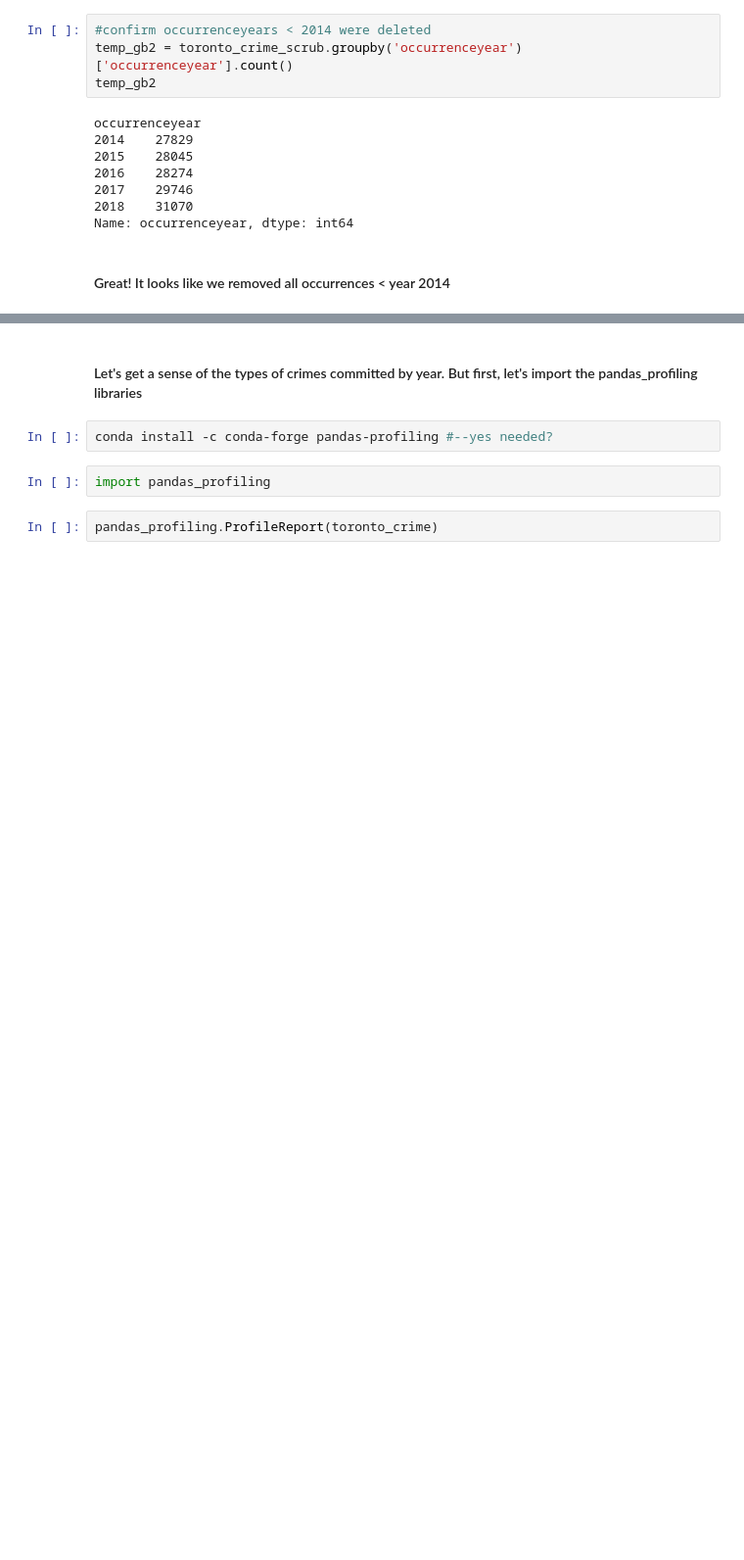
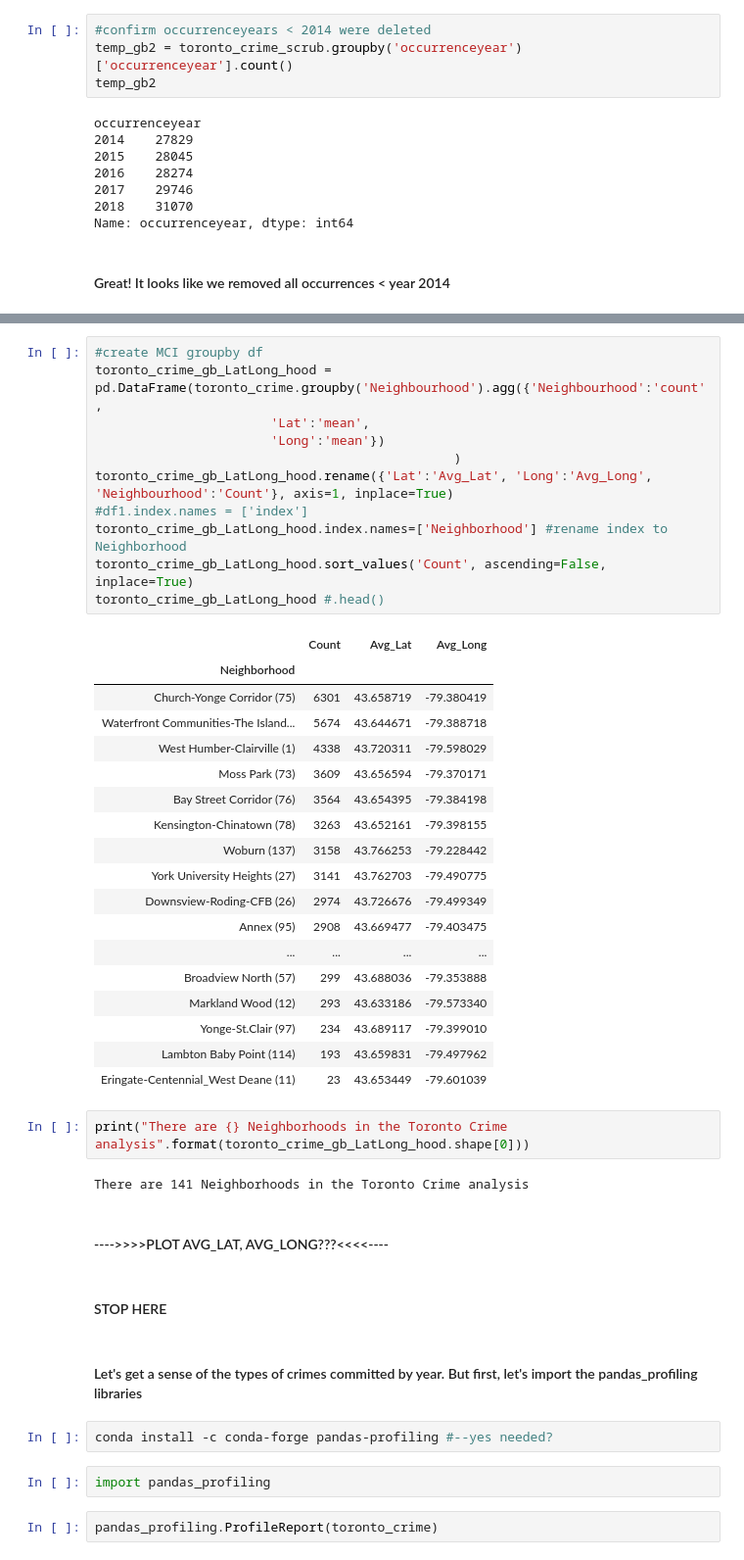
Before and after one commit to jboyce95/Coursera-IBM-DS-Capstone_Wk4-5, a Jupyter notebook: Coursera_Capstone_Toronto_Wk4-5.ipynb, the cells around one changed output, grey strips where cells are left out. Shown at 98% size. Saved outputs shown, nothing was run; the diff lists cells and outputs as text; blank space fills up the shorter version.

```diff
--- a/Coursera_Capstone_Toronto_Wk4-5.ipynb
+++ b/Coursera_Capstone_Toronto_Wk4-5.ipynb
@@ -1355,3 +1415,41 @@ toronto_crime_gb
+# %%
+#create MCI groupby df
+toronto_crime_gb_LatLong_hood = pd.DataFrame(toronto_crime.groupby('Neighbourhood').agg({'Neighbourhood':'count',
+                       'Lat':'mean',
+                       'Long':'mean'})
+                                               )
+toronto_crime_gb_LatLong_hood.rename({'Lat':'Avg_Lat', 'Long':'Avg_Long', 'Neighbourhood':'Count'}, axis=1, inplace=True)
+#df1.index.names = ['index']
+toronto_crime_gb_LatLong_hood.index.names=['Neighborhood'] #rename index to Neighborhood
+toronto_crime_gb_LatLong_hood.sort_values('Count', ascending=False, inplace=True)
+toronto_crime_gb_LatLong_hood #.head()
+# %% [output]
+|  | Count | Avg_Lat | Avg_Long |
+| Neighborhood |  |  |  |
+| Church-Yonge Corridor (75) | 6301 | 43.658719 | -79.380419 |
+| Waterfront Communities-The Island... | 5674 | 43.644671 | -79.388718 |
+| West Humber-Clairville (1) | 4338 | 43.720311 | -79.598029 |
+| Moss Park (73) | 3609 | 43.656594 | -79.370171 |
+| Bay Street Corridor (76) | 3564 | 43.654395 | -79.384198 |
+| Kensington-Chinatown (78) | 3263 | 43.652161 | -79.398155 |
+| Woburn (137) | 3158 | 43.766253 | -79.228442 |
+| York University Heights (27) | 3141 | 43.762703 | -79.490775 |
+| Downsview-Roding-CFB (26) | 2974 | 43.726676 | -79.499349 |
+| Annex (95) | 2908 | 43.669477 | -79.403475 |
+| ... | ... | ... | ... |
+| Broadview North (57) | 299 | 43.688036 | -79.353888 |
+| Markland Wood (12) | 293 | 43.633186 | -79.573340 |
+| Yonge-St.Clair (97) | 234 | 43.689117 | -79.399010 |
+| Lambton Baby Point (114) | 193 | 43.659831 | -79.497962 |
+| Eringate-Centennial_West Deane (11) | 23 | 43.653449 | -79.601039 |
+# %%
+print("There are {} Neighborhoods in the Toronto Crime analysis".format(toronto_crime_gb_LatLong_hood.shape[0]))
+# %% [output]
+There are 141 Neighborhoods in the Toronto Crime analysis
+# %% [markdown]
+#### ---->>>>PLOT AVG_LAT, AVG_LONG???<<<<----
+# %% [markdown]
+#### STOP HERE
 # %% [markdown]
 #### Let's get a sense of the types of crimes committed by year. But first, let's import the pandas_profiling libraries
 # %%
```
Also changed, not shown: parts of 14 cells of this notebook.
